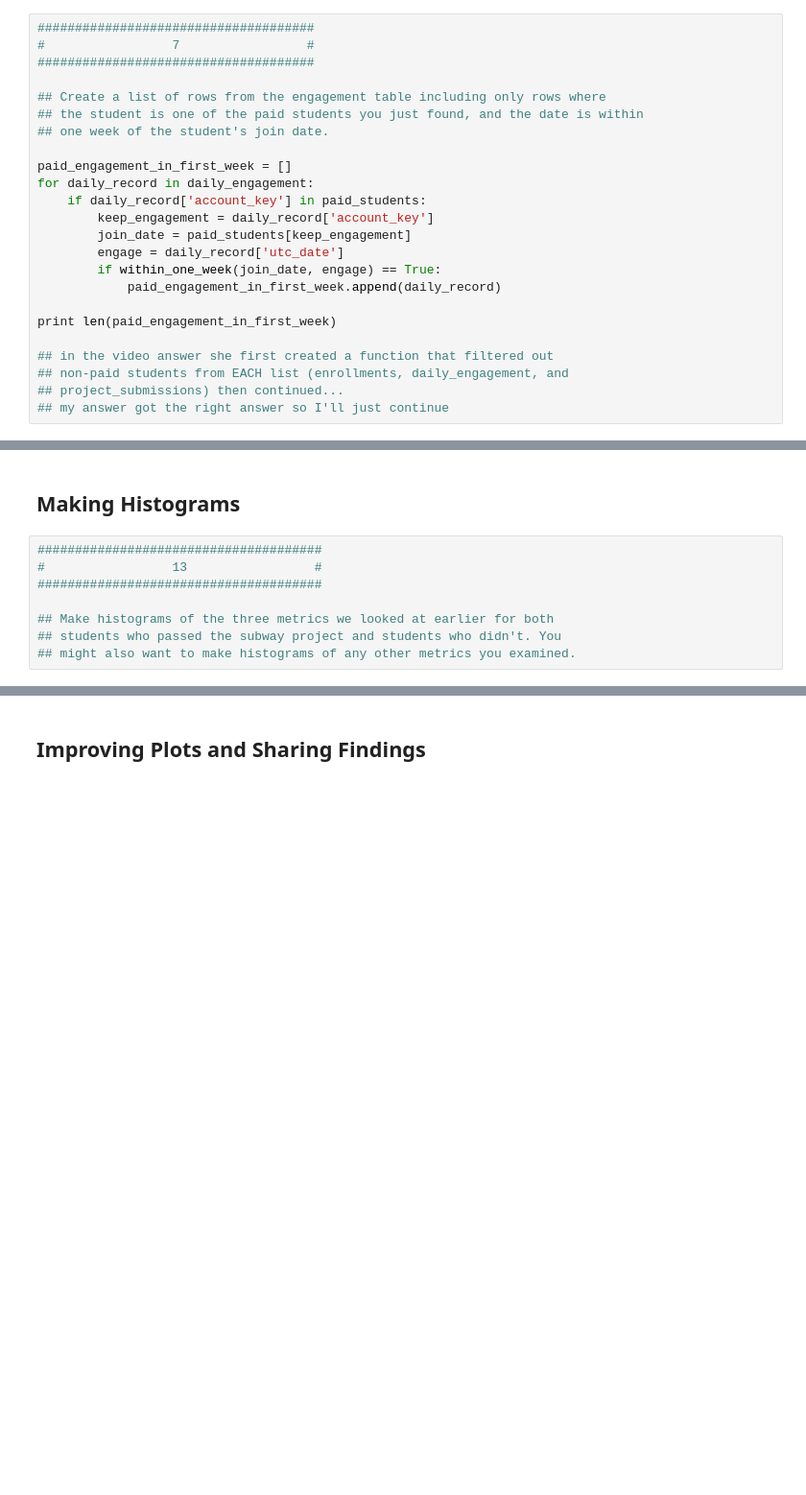
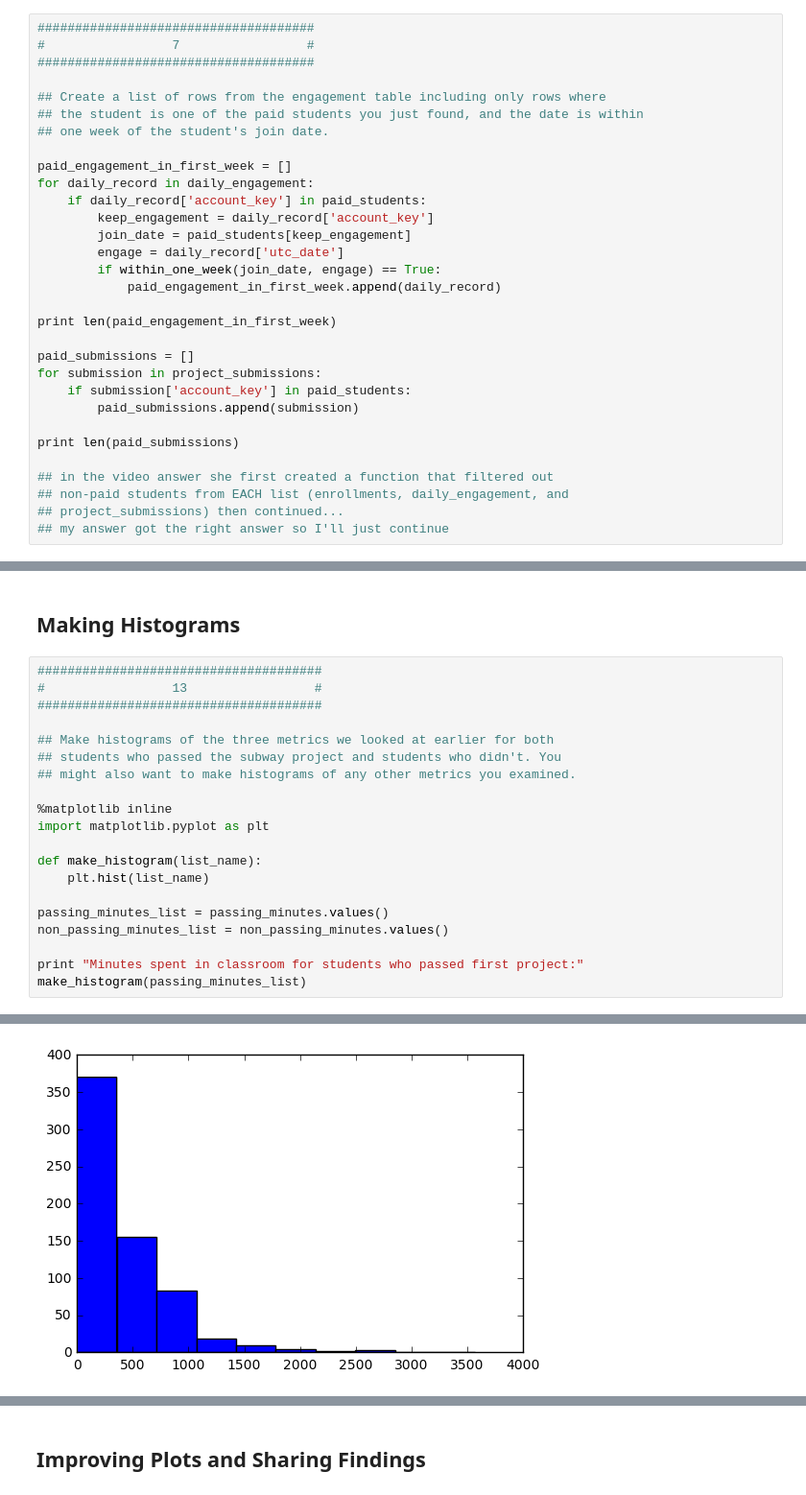
Before and after one commit to bjemcnally/Udacity-IPND-Notes, a Jupyter notebook: L1_Starter_Code.ipynb, the cells around one changed output, grey strips where cells are left out. Shown at 96% size. Cells and saved outputs as stored; diff of their text form; blank space fills up the shorter version.

```diff
--- a/L1_Starter_Code.ipynb
+++ b/L1_Starter_Code.ipynb
@@ -362,6 +362,13 @@ for daily_record in daily_engagement:
 
 print len(paid_engagement_in_first_week)
 
+paid_submissions = []
+for submission in project_submissions:
+    if submission['account_key'] in paid_students:
+        paid_submissions.append(submission)
+
+print len(paid_submissions)
+
 ## in the video answer she first created a function that filtered out
 ## non-paid students from EACH list (enrollments, daily_engagement, and
 ## project_submissions) then continued...
@@ -595,3 +651,16 @@ TypeError: unhashable type: 'dict'
 ## Make histograms of the three metrics we looked at earlier for both
 ## students who passed the subway project and students who didn't. You
 ## might also want to make histograms of any other metrics you examined.
+
+%matplotlib inline
+import matplotlib.pyplot as plt
+
+def make_histogram(list_name):
+    plt.hist(list_name)
+
+passing_minutes_list = passing_minutes.values()
+non_passing_minutes_list = non_passing_minutes.values()
+
+print "Minutes spent in classroom for students who passed first project:"
+make_histogram(passing_minutes_list)
+# %% [output]
@@ -597,0 +668 @@ TypeError: unhashable type: 'dict'
+[figure, added]
```
Also changed, not shown: parts of 10 cells of this notebook, 2 other files.
